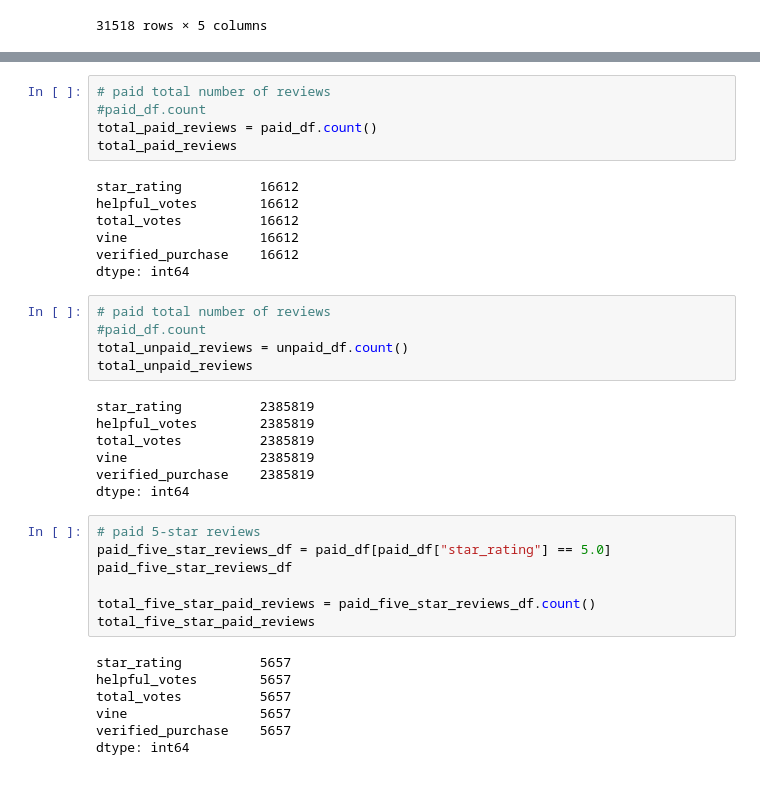
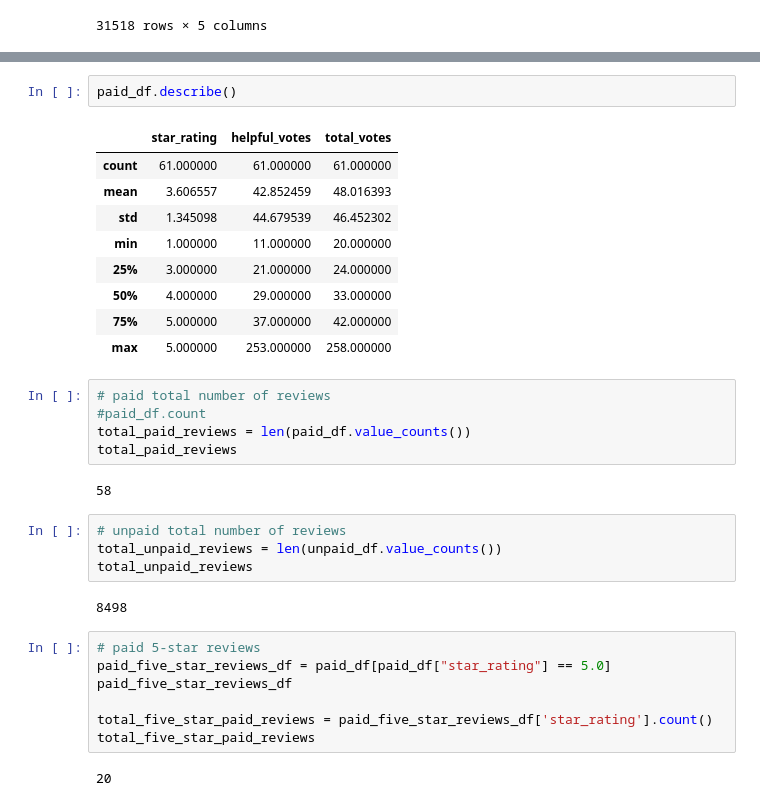
Before and after one commit to vijaycse/Amazon_Vine_Analysis, a Jupyter notebook: Vine_Review_Analysis.ipynb, the cells around one changed output, grey strips where cells are left out. Saved outputs shown, nothing was run; the diff lists cells and outputs as text.

Commit message:
correcting values and calc

```diff
--- a/Vine_Review_Analysis.ipynb
+++ b/Vine_Review_Analysis.ipynb
@@ -87,41 +101,37 @@ unpaid_df.head(5)
+# %%
+paid_df.describe()
+# %% [output]
+|  | star_rating | helpful_votes | total_votes |
+| count | 61.000000 | 61.000000 | 61.000000 |
+| mean | 3.606557 | 42.852459 | 48.016393 |
+| std | 1.345098 | 44.679539 | 46.452302 |
+| min | 1.000000 | 11.000000 | 20.000000 |
+| 25% | 3.000000 | 21.000000 | 24.000000 |
+| 50% | 4.000000 | 29.000000 | 33.000000 |
+| 75% | 5.000000 | 37.000000 | 42.000000 |
+| max | 5.000000 | 253.000000 | 258.000000 |
 # %%
 # paid total number of reviews
 #paid_df.count
-total_paid_reviews = paid_df.count()
+total_paid_reviews = len(paid_df.value_counts())
 total_paid_reviews
 # %% [output]
-star_rating          16612
-helpful_votes        16612
-total_votes          16612
-vine                 16612
-verified_purchase    16612
-dtype: int64
+58
 # %%
-# paid total number of reviews
-#paid_df.count
-total_unpaid_reviews = unpaid_df.count()
+# unpaid total number of reviews
+total_unpaid_reviews = len(unpaid_df.value_counts())
 total_unpaid_reviews
 # %% [output]
-star_rating          2385819
-helpful_votes        2385819
-total_votes          2385819
-vine                 2385819
-verified_purchase    2385819
-dtype: int64
+8498
 # %%
 # paid 5-star reviews
 paid_five_star_reviews_df = paid_df[paid_df["star_rating"] == 5.0]
 paid_five_star_reviews_df
 
-total_five_star_paid_reviews = paid_five_star_reviews_df.count()
+total_five_star_paid_reviews = paid_five_star_reviews_df['star_rating'].count()
 total_five_star_paid_reviews
 # %% [output]
-star_rating          5657
-helpful_votes        5657
-total_votes          5657
-vine                 5657
-verified_purchase    5657
-dtype: int64
+20
 # %%
 # paid 5-star reviews percentage
 paid_five_star_percent = (total_five_star_paid_reviews / total_paid_reviews) * 100
```
Also changed, not shown: parts of 7 cells of this notebook, 6 other files.
